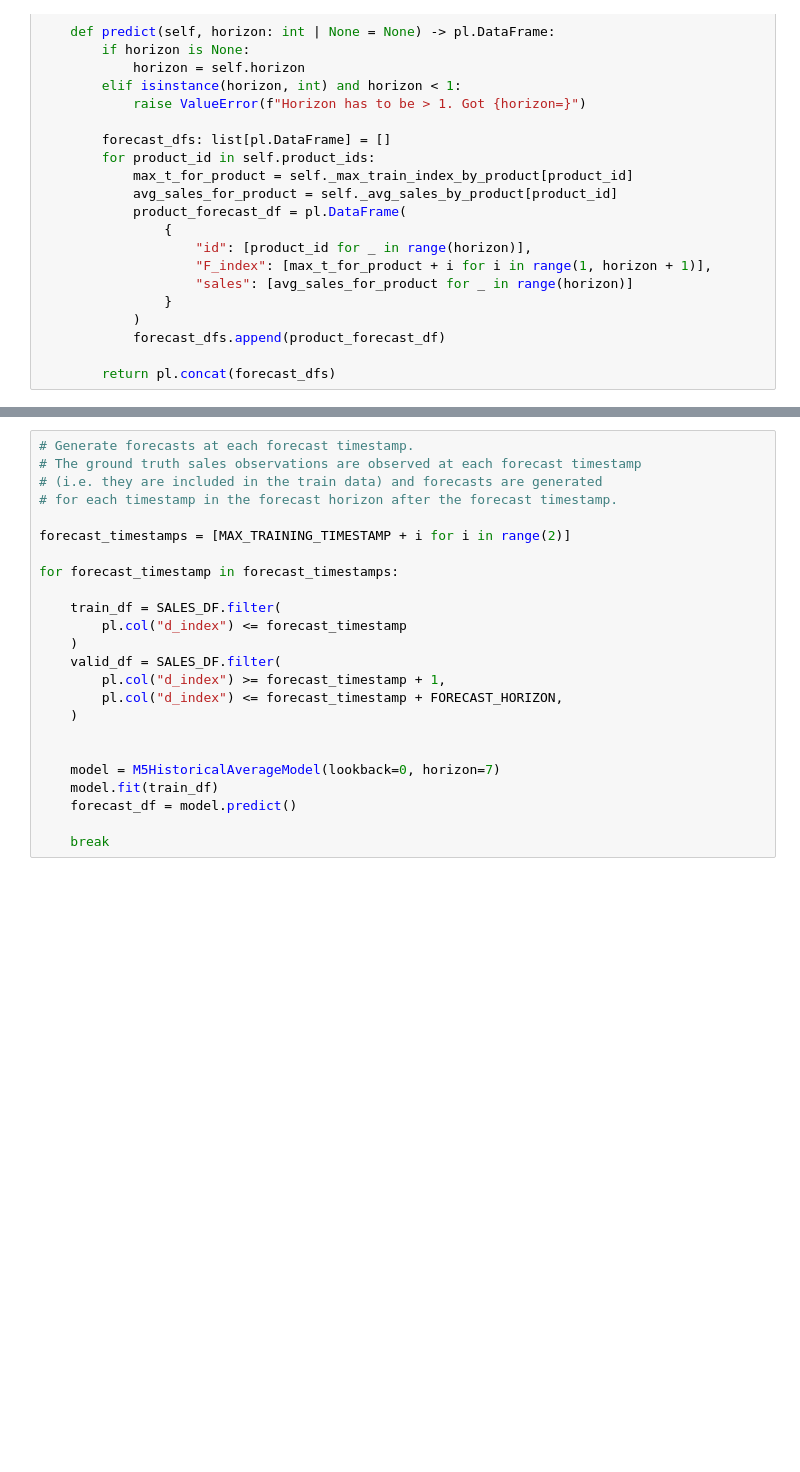
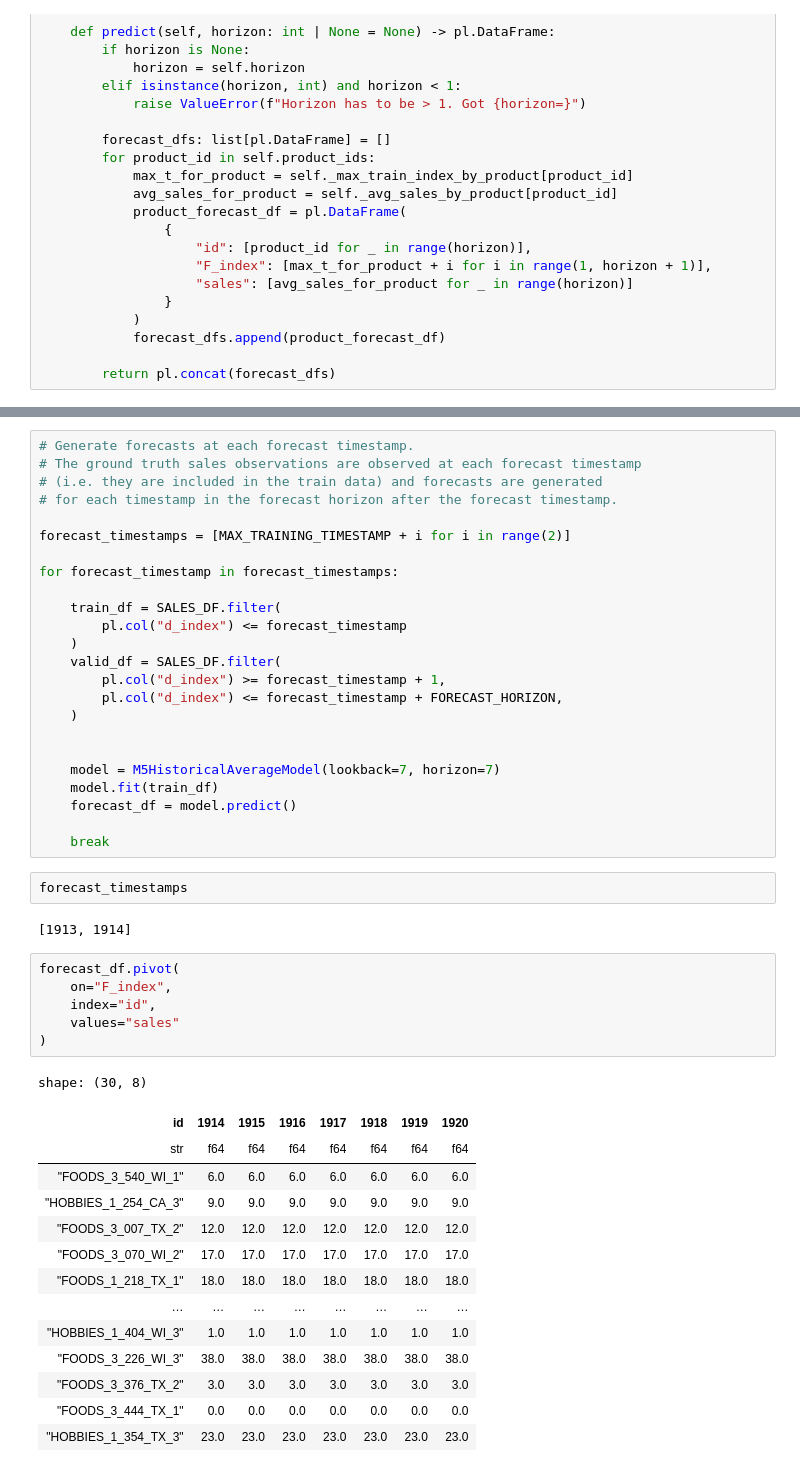
Before and after one commit to lmalms/sequence-learners, a Jupyter notebook: m5-acc/optimization/2.0_mpc.ipynb, the cells around one changed output, grey strips where cells are left out. Cells and saved outputs as stored; diff of their text form; blank space fills up the shorter version.

```diff
--- a/m5-acc/optimization/2.0_mpc.ipynb
+++ b/m5-acc/optimization/2.0_mpc.ipynb
@@ -171,11 +180,36 @@ for forecast_timestamp in forecast_timestamps:
     )
 
 
-    model = M5HistoricalAverageModel(lookback=0, horizon=7)
+    model = M5HistoricalAverageModel(lookback=7, horizon=7)
     model.fit(train_df)
     forecast_df = model.predict()
 
     break
+# %%
+forecast_timestamps
+# %% [output]
+[1913, 1914]
+# %%
+forecast_df.pivot(
+    on="F_index",
+    index="id",
+    values="sales"
+)
+# %% [output]
+shape: (30, 8)
+| id | 1914 | 1915 | 1916 | 1917 | 1918 | 1919 | 1920 |
+| str | f64 | f64 | f64 | f64 | f64 | f64 | f64 |
+| "FOODS_3_540_WI_1" | 6.0 | 6.0 | 6.0 | 6.0 | 6.0 | 6.0 | 6.0 |
+| "HOBBIES_1_254_CA_3" | 9.0 | 9.0 | 9.0 | 9.0 | 9.0 | 9.0 | 9.0 |
+| "FOODS_3_007_TX_2" | 12.0 | 12.0 | 12.0 | 12.0 | 12.0 | 12.0 | 12.0 |
+| "FOODS_3_070_WI_2" | 17.0 | 17.0 | 17.0 | 17.0 | 17.0 | 17.0 | 17.0 |
+| "FOODS_1_218_TX_1" | 18.0 | 18.0 | 18.0 | 18.0 | 18.0 | 18.0 | 18.0 |
+| … | … | … | … | … | … | … | … |
+| "HOBBIES_1_404_WI_3" | 1.0 | 1.0 | 1.0 | 1.0 | 1.0 | 1.0 | 1.0 |
+| "FOODS_3_226_WI_3" | 38.0 | 38.0 | 38.0 | 38.0 | 38.0 | 38.0 | 38.0 |
+| "FOODS_3_376_TX_2" | 3.0 | 3.0 | 3.0 | 3.0 | 3.0 | 3.0 | 3.0 |
+| "FOODS_3_444_TX_1" | 0.0 | 0.0 | 0.0 | 0.0 | 0.0 | 0.0 | 0.0 |
+| "HOBBIES_1_354_TX_3" | 23.0 | 23.0 | 23.0 | 23.0 | 23.0 | 23.0 | 23.0 |
 # %%
 product_id = SALES_DF["id"].sample(1).item()
 
```
Also changed, not shown: parts of 10 cells of this notebook.
